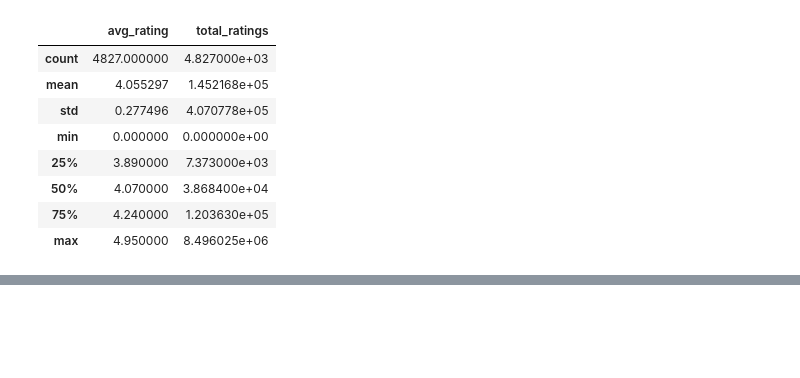
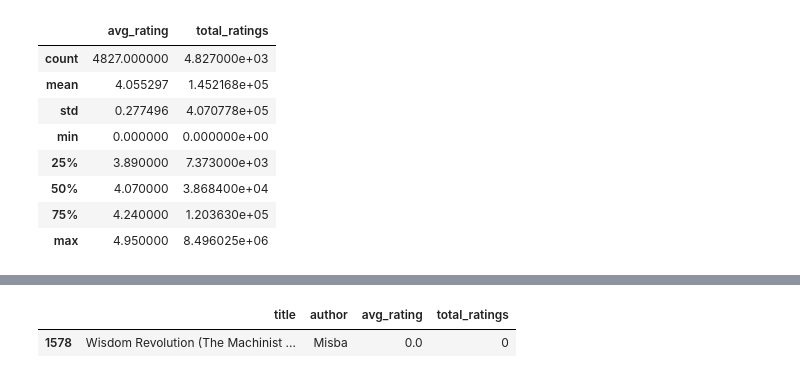
Before and after one commit to Lostinworlds/ClusteringReadingList, a Jupyter notebook: clusters-in-goodreads-reading-list.ipynb, the cells around one changed output, grey strips where cells are left out. Saved outputs shown, nothing was run; the diff lists cells and outputs as text; code cells hidden in the pictures; blank space fills up the shorter version.

```diff
--- a/clusters-in-goodreads-reading-list.ipynb
+++ b/clusters-in-goodreads-reading-list.ipynb
@@ -87,0 +92,5 @@ df.describe()
+# %%
+df[df["total_ratings"]==0]
+# %% [output]
+|  | title | author | avg_rating | total_ratings |
+| 1578 | Wisdom Revolution (The Machinist ... | Misba | 0.0 | 0 |
```
Also changed, not shown: parts of 20 cells of this notebook.
